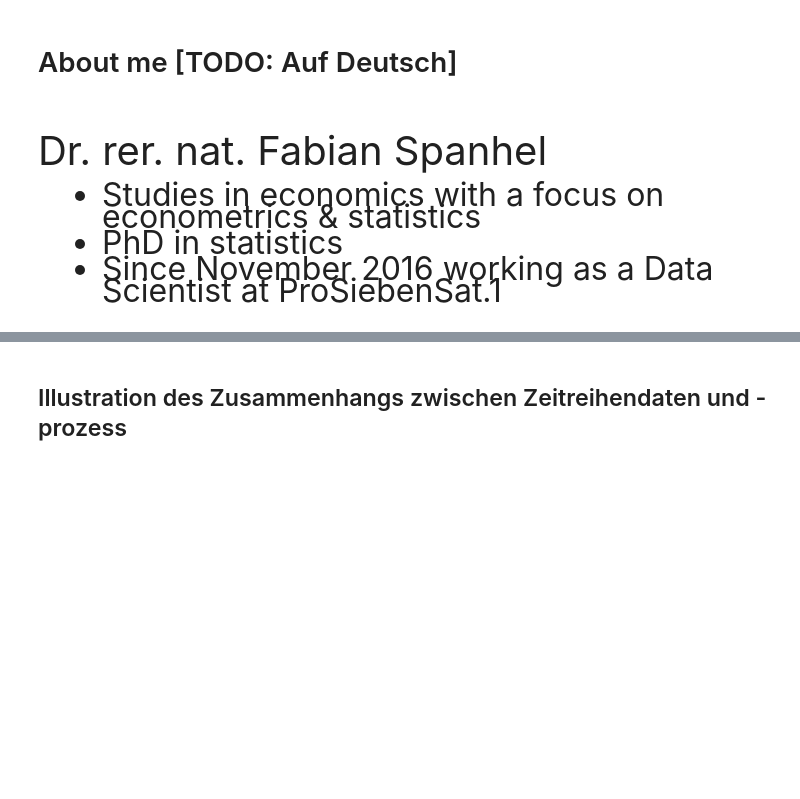
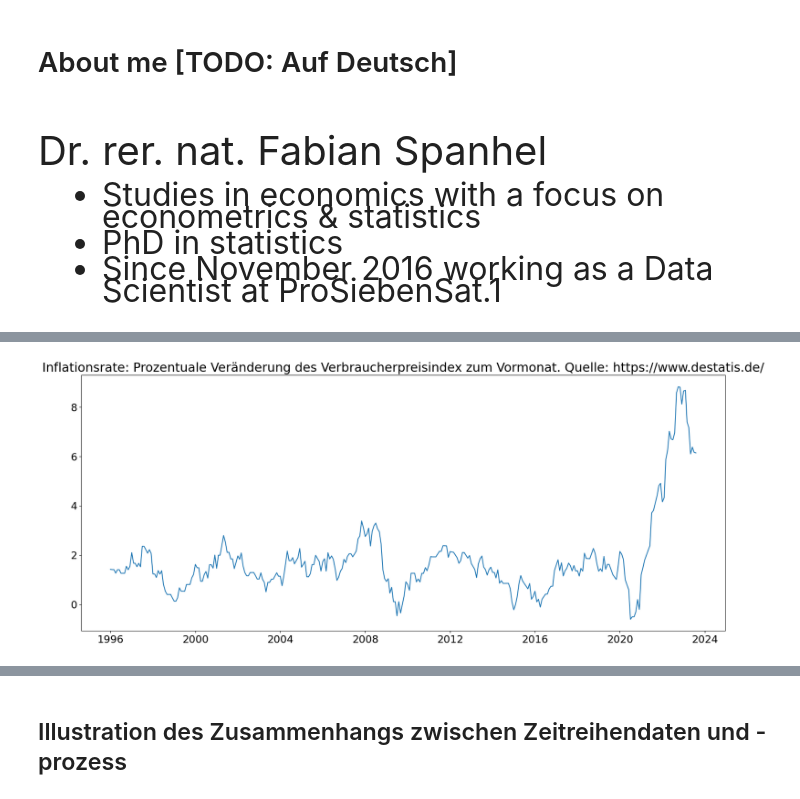
Before and after one commit to FSpanhel/plv_1, a Jupyter notebook: presentation.ipynb, the cells around one changed output, grey strips where cells are left out. Saved outputs shown, nothing was run; the diff lists cells and outputs as text; code cells hidden in the pictures; blank space fills up the shorter version.

```diff
--- a/presentation.ipynb
+++ b/presentation.ipynb
@@ -1,6 +1,11 @@
 # %%
 from IPython.display import display, HTML
-display(HTML("<style>.container { width:95% !important; }</style>"))
+# display(HTML("<style>.container { width:95% !important; }</style>"))
+
+from plv.data import load_verbraucherpreisindex
+from plv.plot import plot_ts
+
+inflation = load_verbraucherpreisindex(filter_columns=["inflation"])
 # %% [markdown]
 [TODO]
 - QR Code zu Binder Präsentation, Tiny URL verwenden?
@@ -44,0 +77,12 @@ Dr. rer. nat. Fabian Spanhel
+# %%
+import matplotlib as mpl
+mpl.rcParams['font.size'] = 18
+# %%
+plot_ts(
+    data=inflation,
+    title="Inflationsrate: Prozentuale Veränderung des Verbraucherpreisindex zum Vormonat. Quelle: https://www.destatis.de/",
+    size=(20, 8)
+)
+# https://www-genesis.destatis.de/genesis/online?sequenz=tabelleErgebnis&selectionname=61111-0002&startjahr=1996#abreadcrumb
+# %% [output]
+[figure, added]
```
Also changed, not shown: parts of 30 cells of this notebook, 1 other file.
